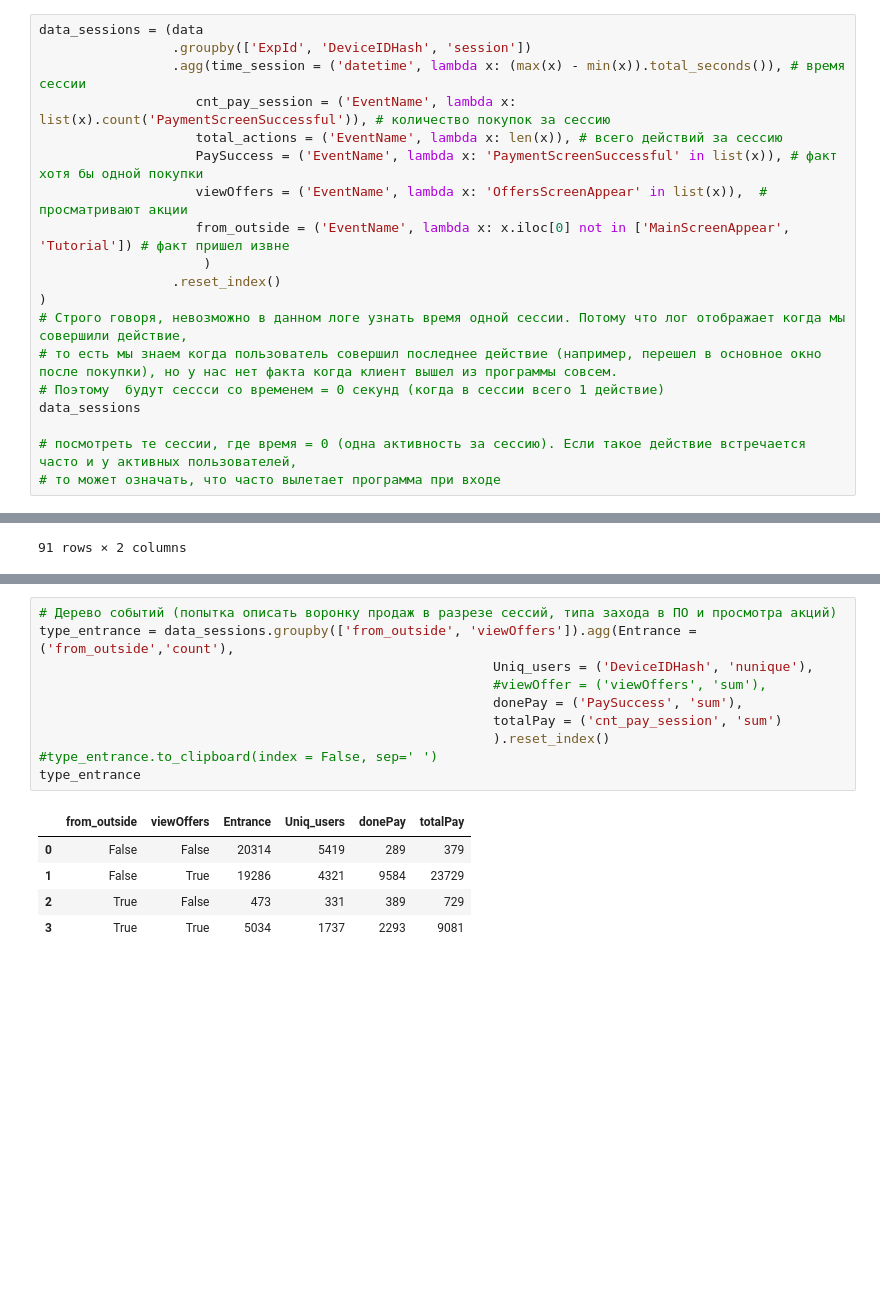
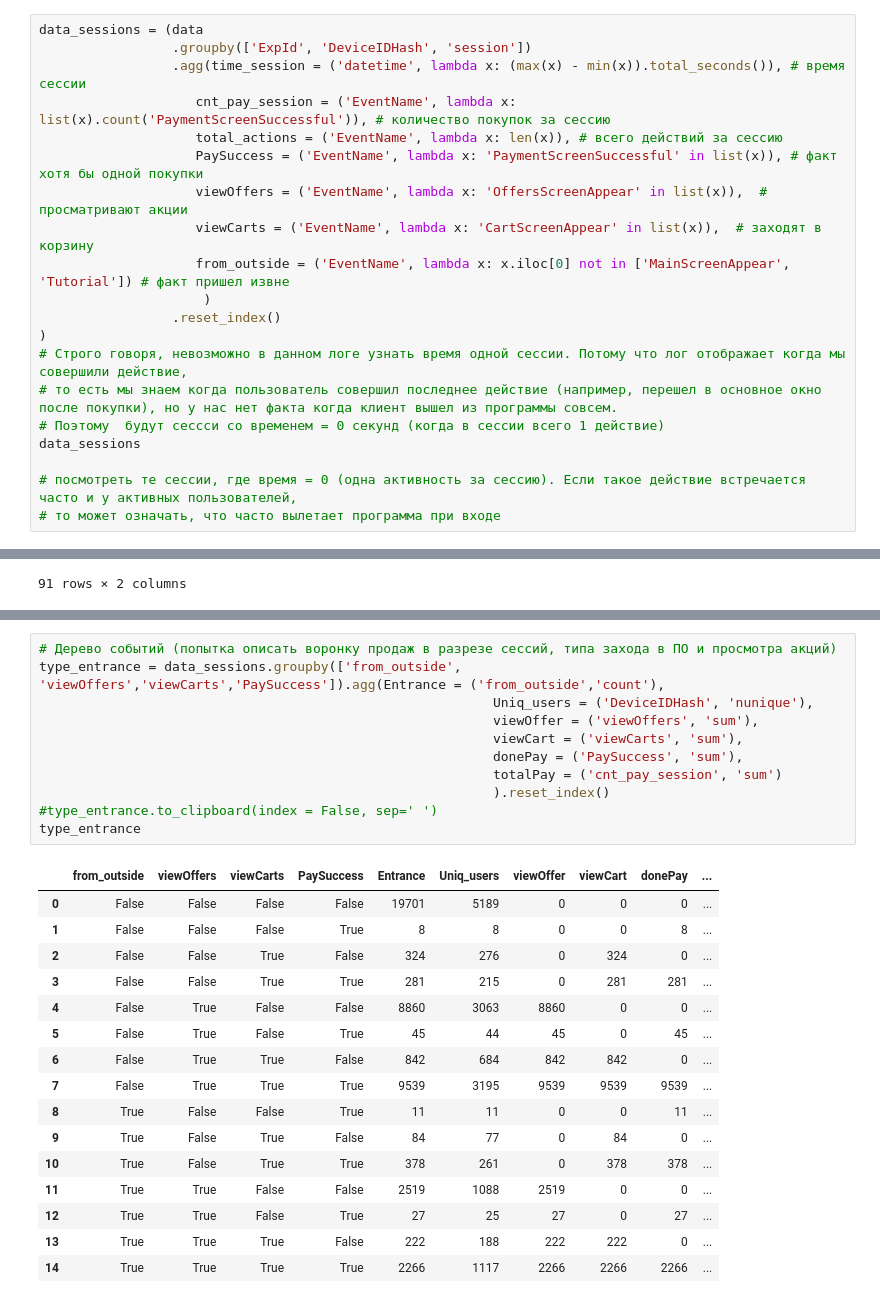
Before and after one commit to antipovdenis/food-app-analytics, a Jupyter notebook: notebooks/02_general_analysis.ipynb, the cells around one changed output, grey strips where cells are left out. Cells and saved outputs as stored; diff of their text form; blank space fills up the shorter version.

```diff
--- a/notebooks/02_general_analysis.ipynb
+++ b/notebooks/02_general_analysis.ipynb
@@ -241,6 +233,7 @@ data_sessions = (data
                     total_actions = ('EventName', lambda x: len(x)), # всего действий за сессию
                     PaySuccess = ('EventName', lambda x: 'PaymentScreenSuccessful' in list(x)), # факт хотя бы одной покупки
                     viewOffers = ('EventName', lambda x: 'OffersScreenAppear' in list(x)),  # просматривают акции
+                    viewCarts = ('EventName', lambda x: 'CartScreenAppear' in list(x)),  # заходят в корзину
                     from_outside = ('EventName', lambda x: x.iloc[0] not in ['MainScreenAppear', 'Tutorial']) # факт пришел извне
                      )
                  .reset_index()
@@ -348,16 +345,28 @@ type_entrance
 # %%
 # Дерево событий (попытка описать воронку продаж в разрезе сессий, типа захода в ПО и просмотра акций)
-type_entrance = data_sessions.groupby(['from_outside', 'viewOffers']).agg(Entrance = ('from_outside','count'),
+type_entrance = data_sessions.groupby(['from_outside', 'viewOffers','viewCarts','PaySuccess']).agg(Entrance = ('from_outside','count'),
                                                           Uniq_users = ('DeviceIDHash', 'nunique'),
-                                                          #viewOffer = ('viewOffers', 'sum'),
+                                                          viewOffer = ('viewOffers', 'sum'),
+                                                          viewCart = ('viewCarts', 'sum'),
                                                           donePay = ('PaySuccess', 'sum'),
                                                           totalPay = ('cnt_pay_session', 'sum')
                                                           ).reset_index()
 #type_entrance.to_clipboard(index = False, sep=' ')
 type_entrance
 # %% [output]
-|  | from_outside | viewOffers | Entrance | Uniq_users | donePay | totalPay |
-| 0 | False | False | 20314 | 5419 | 289 | 379 |
-| 1 | False | True | 19286 | 4321 | 9584 | 23729 |
-| 2 | True | False | 473 | 331 | 389 | 729 |
-| 3 | True | True | 5034 | 1737 | 2293 | 9081 |
+|  | from_outside | viewOffers | viewCarts | PaySuccess | Entrance | Uniq_users | viewOffer | viewCart | donePay | ... |
+| 0 | False | False | False | False | 19701 | 5189 | 0 | 0 | 0 | ... |
+| 1 | False | False | False | True | 8 | 8 | 0 | 0 | 8 | ... |
+| 2 | False | False | True | False | 324 | 276 | 0 | 324 | 0 | ... |
+| 3 | False | False | True | True | 281 | 215 | 0 | 281 | 281 | ... |
+| 4 | False | True | False | False | 8860 | 3063 | 8860 | 0 | 0 | ... |
+| 5 | False | True | False | True | 45 | 44 | 45 | 0 | 45 | ... |
+| 6 | False | True | True | False | 842 | 684 | 842 | 842 | 0 | ... |
+| 7 | False | True | True | True | 9539 | 3195 | 9539 | 9539 | 9539 | ... |
+| 8 | True | False | False | True | 11 | 11 | 0 | 0 | 11 | ... |
+| 9 | True | False | True | False | 84 | 77 | 0 | 84 | 0 | ... |
+| 10 | True | False | True | True | 378 | 261 | 0 | 378 | 378 | ... |
+| 11 | True | True | False | False | 2519 | 1088 | 2519 | 0 | 0 | ... |
+| 12 | True | True | False | True | 27 | 25 | 27 | 0 | 27 | ... |
+| 13 | True | True | True | False | 222 | 188 | 222 | 222 | 0 | ... |
+| 14 | True | True | True | True | 2266 | 1117 | 2266 | 2266 | 2266 | ... |
```
Also changed, not shown: parts of 14 cells of this notebook, 4 other files.
